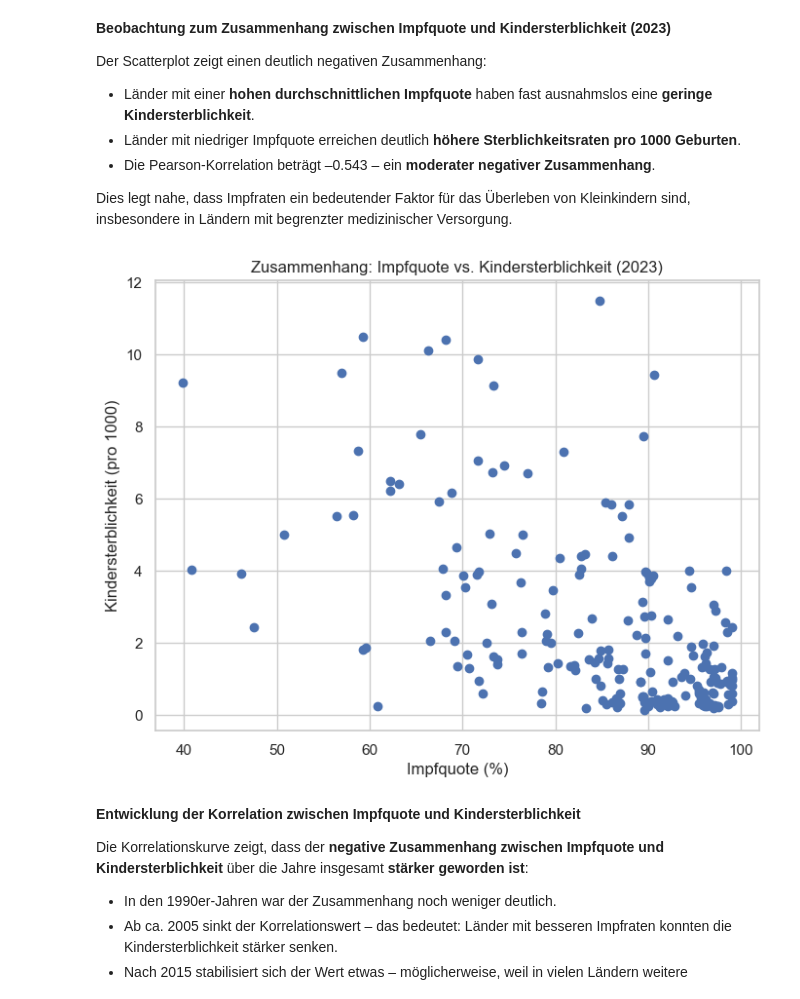
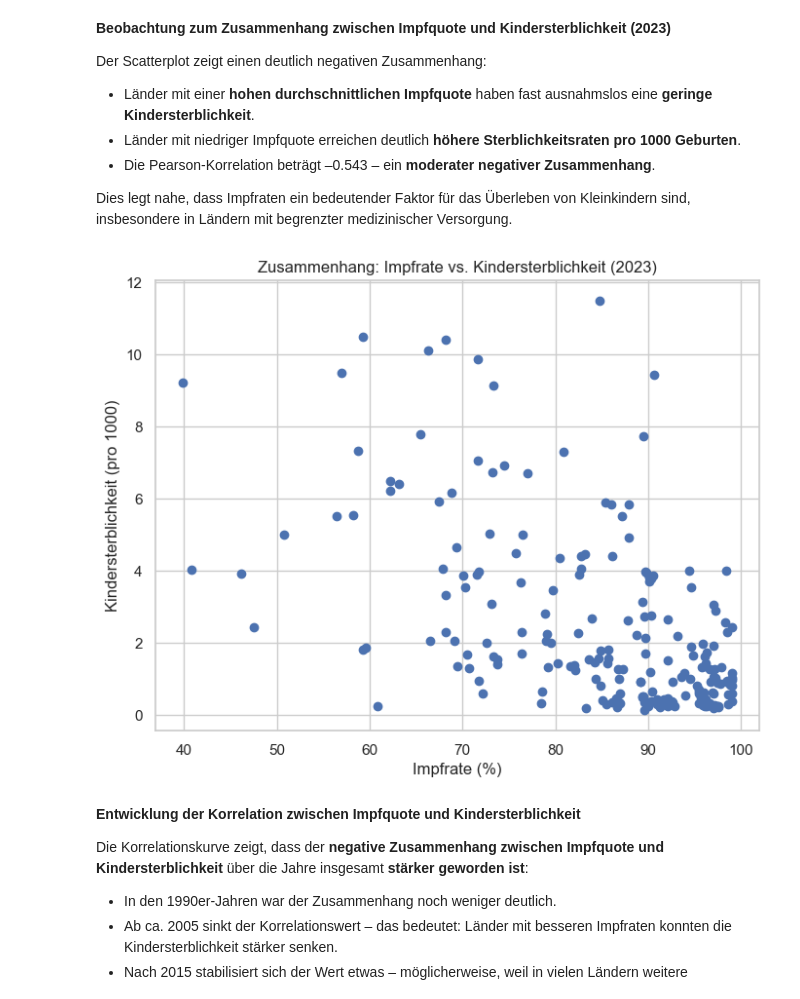
Before and after one commit to gandlea/LN-2-HS2025, a Jupyter notebook: Leistungsnachweis.ipynb, the cells around one changed output. Saved outputs shown, nothing was run; the diff lists cells and outputs as text; code cells hidden in the pictures.

```diff
--- a/Leistungsnachweis.ipynb
+++ b/Leistungsnachweis.ipynb
@@ -680,13 +688,13 @@ Dies legt nahe, dass Impfraten ein bedeutender Faktor für das Überleben von Kl
 # %%
 plt.figure(figsize=(8,6))
 plt.scatter(df_2023["Impfungen Durchschnitt"], df_2023["Child Mortality Rate"])
-plt.title("Zusammenhang: Impfquote vs. Kindersterblichkeit (2023)")
-plt.xlabel("Impfquote (%)")
+plt.title("Zusammenhang: Impfrate vs. Kindersterblichkeit (2023)")
+plt.xlabel("Impfrate (%)")
 plt.ylabel("Kindersterblichkeit (pro 1000)")
 plt.grid(True)
 plt.show()
 # %% [output]
-[figure, old version]
+[figure, new version]
 # %% [markdown]
 **Entwicklung der Korrelation zwischen Impfquote und Kindersterblichkeit**
 
```
Also changed, not shown: parts of 7 cells of this notebook.
